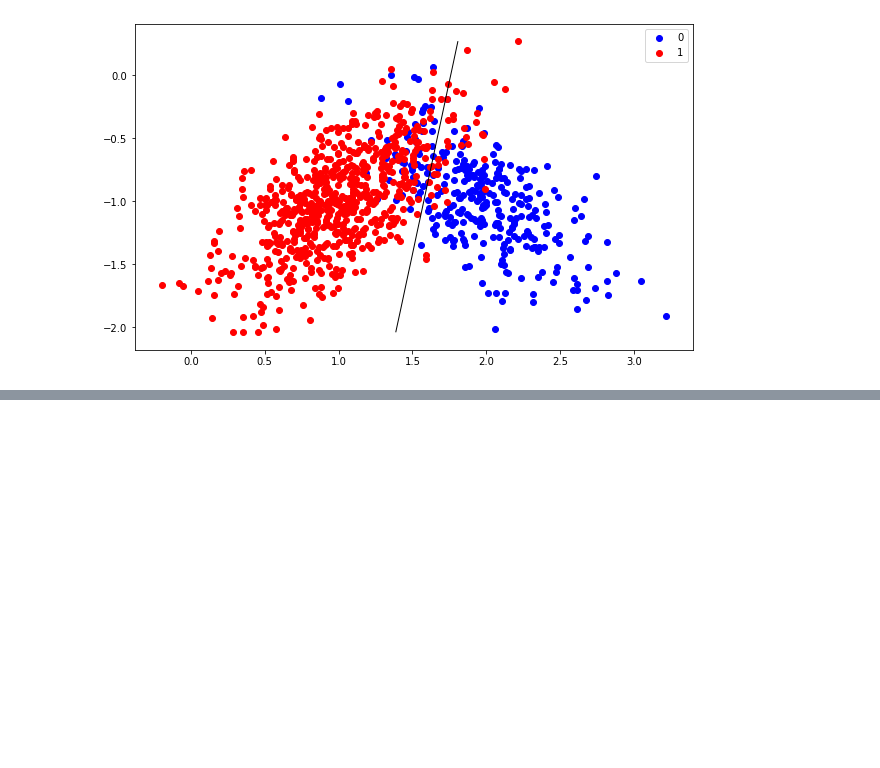
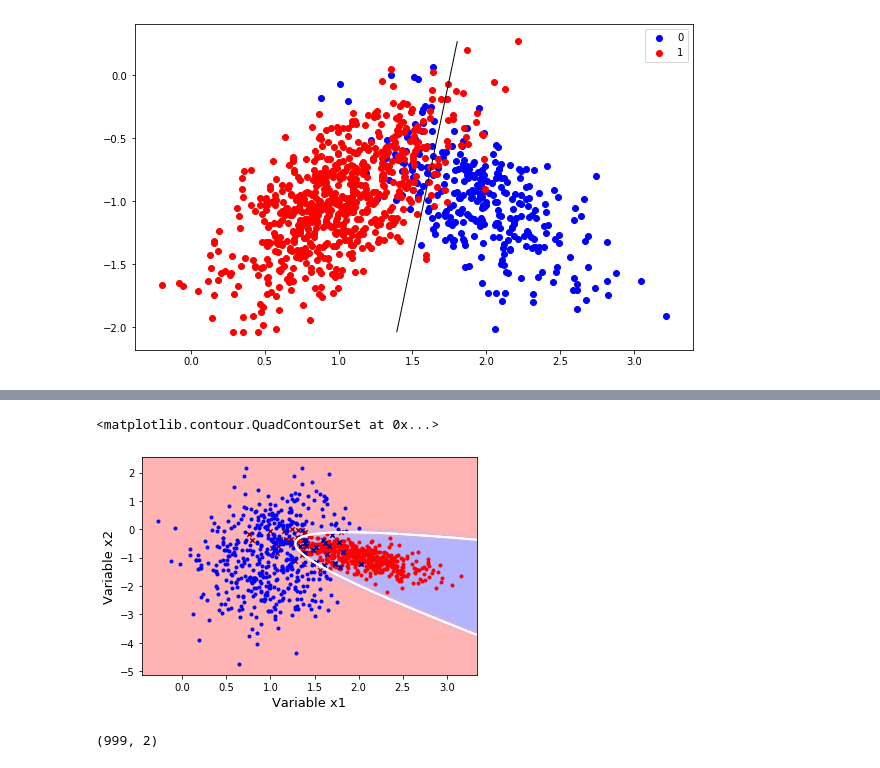
Before and after one commit to rohinarora/EECE5644-Machine_Learning, a Jupyter notebook: Hw3/HW3 Solution.ipynb, the cells around one changed output, grey strips where cells are left out. Drawn from its saved outputs; the diff is of its cells as text; code cells hidden in the pictures; blank space fills up the shorter version.

```diff
--- a/Hw3/HW3 Solution.ipynb
+++ b/Hw3/HW3 Solution.ipynb
@@ -567,0 +545,10 @@ plt.contour(xx1, xx2, probs, [0.5], linewidths=1, colors='black');
+# %%
+gaussian1 = multivariate_normal(mean=u1, cov=sig1)
+gaussian2 = multivariate_normal(mean=u2, cov=sig2)
+
+class1_posterior=(gaussian1.pdf(X)*prior[0])
+class2_posterior=(gaussian2.pdf(X)*prior[1])
+
+class1_class2_posterior_stacked=np.vstack([class1_posterior,class2_posterior]).T
+
+y_pred=np.argmax(class1_class2_posterior_stacked,axis=1)
@@ -567,0 +559,48 @@ plt.contour(xx1, xx2, probs, [0.5], linewidths=1, colors='black');
+# %%
+plt.xlabel('Variable x1',size=13)
+plt.ylabel('Variable x2',size=13)
+fig.suptitle('MAP decision boundary for data from 2 Gaussians', fontsize=15)
+tp = (y == y_pred)  # True Positive
+tp0, tp1 = tp[y == 0], tp[y == 1] # True Positive for class 0 and class 1 respectively
+# tp0 is boolean with "tp and class=0"
+X0, X1 = X[y == 0], X[y == 1] # points
+X0_tp, X0_fp = X0[tp0], X0[~tp0]
+X1_tp, X1_fp = X1[tp1], X1[~tp1]
+
+# class 0: dots
+plt.scatter(X0_tp[:, 0], X0_tp[:, 1], marker='.', color='red')
+plt.scatter(X0_fp[:, 0], X0_fp[:, 1], marker='x',
+            s=20, color='#990000')  # dark red
+
+# class 1: dots
+plt.scatter(X1_tp[:, 0], X1_tp[:, 1], marker='.', color='blue')
+plt.scatter(X1_fp[:, 0], X1_fp[:, 1], marker='x',
+            s=20, color='#000099')  # dark blue
+
+# class 0 and 1 : areas
+nx, ny = 200, 100
+x_min, x_max = plt.xlim()
+y_min, y_max = plt.ylim()
+xx, yy = np.meshgrid(np.linspace(x_min, x_max, nx),
+                     np.linspace(y_min, y_max, ny))
+Z = (gaussian2.pdf((np.c_[xx.ravel(), yy.ravel()]))*prior[1])/((gaussian2.pdf((np.c_[xx.ravel(), yy.ravel()]))*prior[1])+(gaussian1.pdf((np.c_[xx.ravel(), yy.ravel()]))*prior[1]))
+Z=Z.reshape(xx.shape)
+
+plt.pcolormesh(xx, yy, Z, cmap='red_blue_classes',
+               norm=colors.Normalize(0., 1.), zorder=0)
+plt.contour(xx, yy, Z, [0.5], linewidths=2., colors='white')
+
+
+Z = (gaussian1.pdf((np.c_[xx.ravel(), yy.ravel()]))*prior[1])/((gaussian2.pdf((np.c_[xx.ravel(), yy.ravel()]))*prior[1])+(gaussian1.pdf((np.c_[xx.ravel(), yy.ravel()]))*prior[1]))
+Z=Z.reshape(xx.shape)
+
+plt.pcolormesh(xx, yy, Z, cmap='red_blue_classes',
+               norm=colors.Normalize(0., 1.), zorder=0)
+plt.contour(xx, yy, Z, [0.5], linewidths=2., colors='white')
+# %% [output]
+<matplotlib.contour.QuadContourSet at 0x...>
+[figure, added]
+# %%
+X.shape
+# %% [output]
+(999, 2)
```
Also changed, not shown: parts of 19 cells of this notebook, 3 other files.
